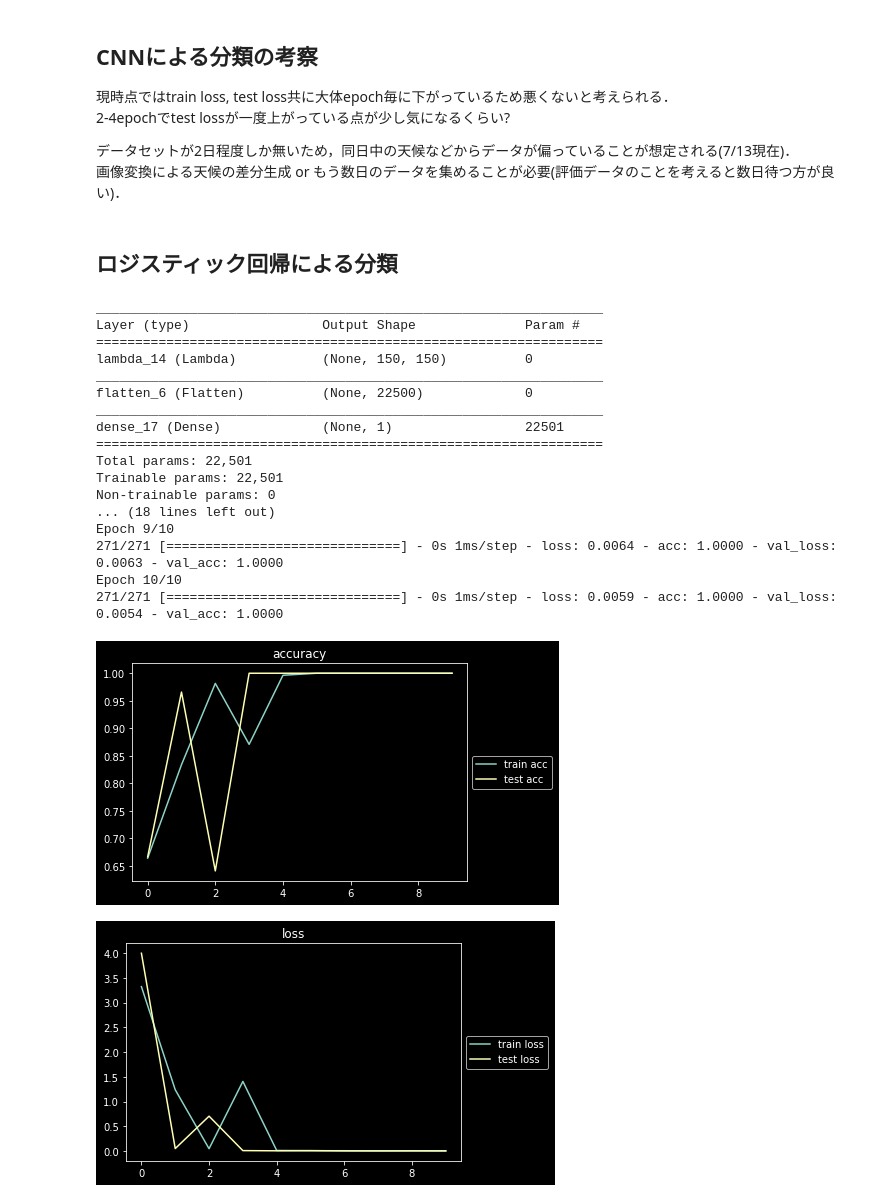
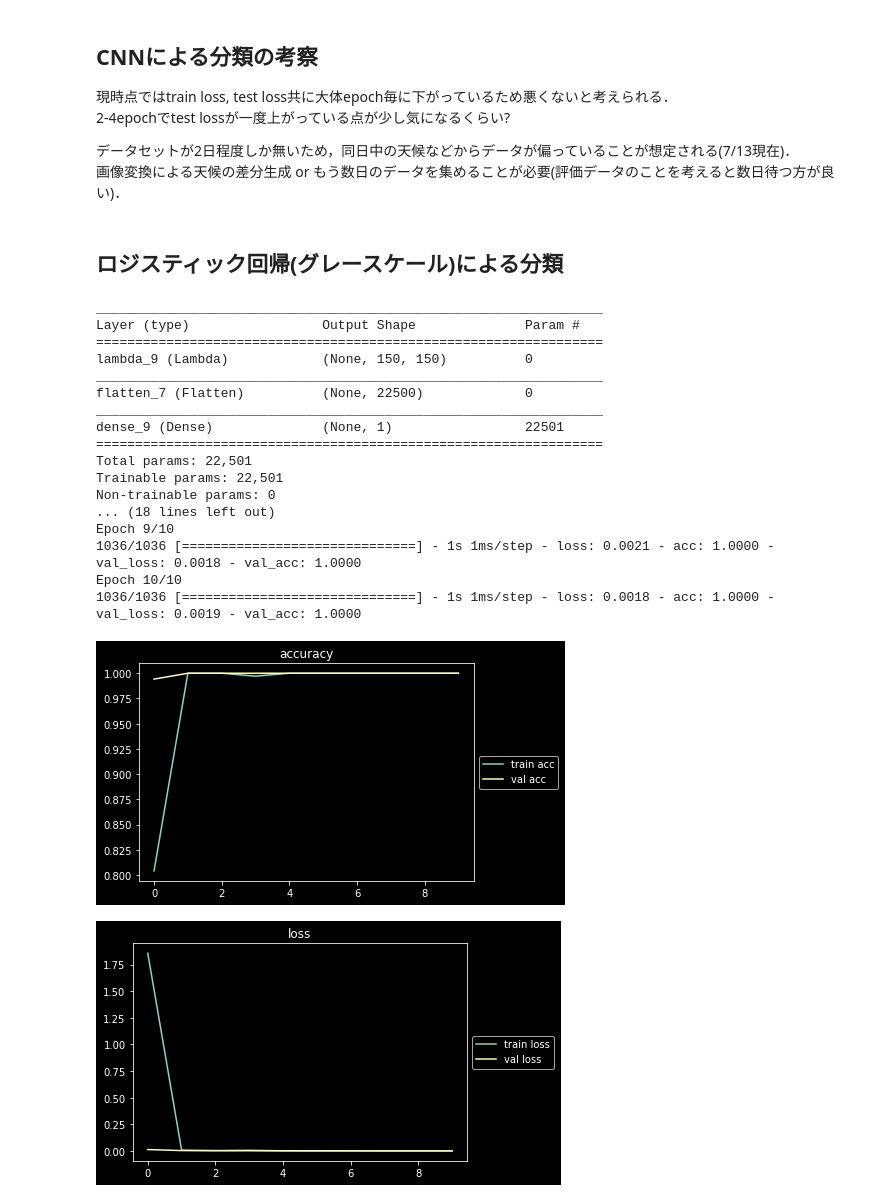
Before and after one commit to equanz/teraken_overtime, a Jupyter notebook: src/north_detection/north_detection.ipynb, the cells around one changed output. Saved outputs shown, nothing was run; the diff lists cells and outputs as text; code cells hidden in the pictures.

Commit message:
feat: add validation

```diff
--- a/src/north_detection/north_detection.ipynb
+++ b/src/north_detection/north_detection.ipynb
@@ -88,10 +90,10 @@ def create_model():
     return model
 
 def train_model(model, datasets_path):
-    X_train, X_test, y_train, y_test = np.load(datasets_path)
+    X_train, X_val, X_test, y_train, y_val, y_test = np.load(datasets_path)
     X_train = X_train.astype("float") / 255
-    X_test  = X_test.astype("float")  / 255
-    model_stack = model.fit(X_train, y_train, epochs=10, batch_size=6, validation_data=(X_test, y_test))
+    X_val = X_val.astype("float") / 255
+    model_stack = model.fit(X_train, y_train, epochs=10, batch_size=6, validation_data=(X_val, y_val))
     return model_stack
 
 def show_history(model_stack):
@@ -104,16 +106,22 @@ def show_history(model_stack):
     epoch = range(len(acc))
     plt.style.use('dark_background')
     plt.plot(epoch, acc, label="train acc")
-    plt.plot(epoch, val_acc, label="test acc")
+    plt.plot(epoch, val_acc, label="val acc")
     plt.title("accuracy")
     plt.legend(loc='center left', bbox_to_anchor=(1, 0.5))
     plt.show()
 
     plt.plot(epoch, loss, label='train loss')
-    plt.plot(epoch, val_loss, label='test loss')
+    plt.plot(epoch, val_loss, label='val loss')
     plt.title('loss')
     plt.legend(loc='center left', bbox_to_anchor=(1, 0.5))
     plt.show()
+
+def evaluate_data(model, datasets_path):
+    X_train, X_val, X_test, y_train, y_val, y_test = np.load(datasets_path)
+    X_test  = X_test.astype("float")  / 255
+    eval_stack = model.evaluate(x=X_test, y=y_test)
+    return eval_stack
 
 def main():
     datasets_path = DUMP_DIR + "/north_datasets.npy"
@@ -121,6 +129,11 @@ def main():
 
     model_stack = train_model(model, datasets_path) # training model
     show_history(model_stack)
+
+    # evaluate by testsets
+    eval_stack = evaluate_data(model, datasets_path)
+    print("test loss: " + str(eval_stack[0]))
+    print("test acc: " + str(eval_stack[1]))
 
     # save model
     model_string = model.to_json()
@@ -158,8 +174,8 @@ Epoch 10/10
 
 データセットが2日程度しか無いため，同日中の天候などからデータが偏っていることが想定される(7/13現在)．
 画像変換による天候の差分生成 or もう数日のデータを集めることが必要(評価データのことを考えると数日待つ方が良い)．
-# %% [markdown]
-## ロジスティック回帰による分類
+# %% [markdown]
+## ロジスティック回帰(グレースケール)による分類
 # %%
 from keras import layers, models, backend
 import numpy as np
@@ -180,7 +196,7 @@ def to_grayscale(X):
 def create_model():
     RESIZE_VAL = 150 # resized by 150
     model = models.Sequential()
-    model.add(layers.Lambda(to_grayscale, input_shape=(RESIZE_VAL, RESIZE_VAL, 3)))
+    model.add(layers.Lambda((lambda X:backend.sum(X * backend.constant([[[[0.21 , 0.72 , 0.07]]]]), axis=-1, keepdims=False)), input_shape=(RESIZE_VAL, RESIZE_VAL, 3)))
     model.add(layers.Flatten()) # flatten layer
     model.add(layers.Dense(1, activation="sigmoid")) # logistic regression (output)
 
@@ -190,10 +206,10 @@ def create_model():
     return model
 
 def train_model(model, datasets_path):
-    X_train, X_test, y_train, y_test = np.load(datasets_path)
+    X_train, X_val, X_test, y_train, y_val, y_test = np.load(datasets_path)
     X_train = X_train.astype("float") / 255
-    X_test  = X_test.astype("float")  / 255
-    model_stack = model.fit(X_train, y_train, epochs=10, batch_size=6, validation_data=(X_test, y_test))
+    X_val = X_val.astype("float")  / 255
+    model_stack = model.fit(X_train, y_train, epochs=10, batch_size=6, validation_data=(X_val, y_val))
     return model_stack
 
 def show_history(model_stack):
@@ -206,50 +222,61 @@ def show_history(model_stack):
     epoch = range(len(acc))
     plt.style.use('dark_background')
     plt.plot(epoch, acc, label="train acc")
-    plt.plot(epoch, val_acc, label="test acc")
+    plt.plot(epoch, val_acc, label="val acc")
     plt.title("accuracy")
     plt.legend(loc='center left', bbox_to_anchor=(1, 0.5))
     plt.show()
 
     plt.plot(epoch, loss, label='train loss')
-    plt.plot(epoch, val_loss, label='test loss')
+    plt.plot(epoch, val_loss, label='val loss')
     plt.title('loss')
     plt.legend(loc='center left', bbox_to_anchor=(1, 0.5))
     plt.show()
+
+def evaluate_data(model, datasets_path):
+    X_train, X_val, X_test, y_train, y_val, y_test = np.load(datasets_path)
+    X_test  = X_test.astype("float")  / 255
+    eval_stack = model.evaluate(x=X_test, y=y_test)
+    return eval_stack
 
 def main():
     datasets_path = DUMP_DIR + "/north_datasets.npy"
     model = create_model()
 
     model_stack = train_model(model, datasets_path) # training model
     show_history(model_stack)
+
+    # evaluate by testsets
+    eval_stack = evaluate_data(model, datasets_path)
+    print("test loss: " + str(eval_stack[0]))
+    print("test acc: " + str(eval_stack[1]))
 
     # save model
     model_string = model.to_json()
     open(DUMP_DIR + "/north_model_logistic.json", 'w').write(model_string)
 
     # save parameter
     model.save_weights(DUMP_DIR + "/north_params_logistic.hdf5")
 
 if __name__ == "__main__":
     main()
 # %% [output]
 _________________________________________________________________
 Layer (type)                 Output Shape              Param #
 =================================================================
-lambda_14 (Lambda)           (None, 150, 150)          0
+lambda_9 (Lambda)            (None, 150, 150)          0
 _________________________________________________________________
-flatten_6 (Flatten)          (None, 22500)             0
+flatten_7 (Flatten)          (None, 22500)             0
 _________________________________________________________________
-dense_17 (Dense)             (None, 1)                 22501
+dense_9 (Dense)              (None, 1)                 22501
 =================================================================
 Total params: 22,501
 Trainable params: 22,501
 Non-trainable params: 0
 ... (18 lines left out)
 Epoch 9/10
-271/271 [==============================] - 0s 1ms/step - loss: 0.0064 - acc: 1.0000 - val_loss: 0.0063 - val_acc: 1.0000
+1036/1036 [==============================] - 1s 1ms/step - loss: 0.0021 - acc: 1.0000 - val_loss: 0.0018 - val_acc: 1.0000
 Epoch 10/10
-271/271 [==============================] - 0s 1ms/step - loss: 0.0059 - acc: 1.0000 - val_loss: 0.0054 - val_acc: 1.0000
+1036/1036 [==============================] - 1s 1ms/step - loss: 0.0018 - acc: 1.0000 - val_loss: 0.0019 - val_acc: 1.0000
-[figure, old version]
+[figure, new version]
-[figure, old version]
+[figure, new version]
```
Also changed, not shown: parts of 8 cells of this notebook, 3 other files.
